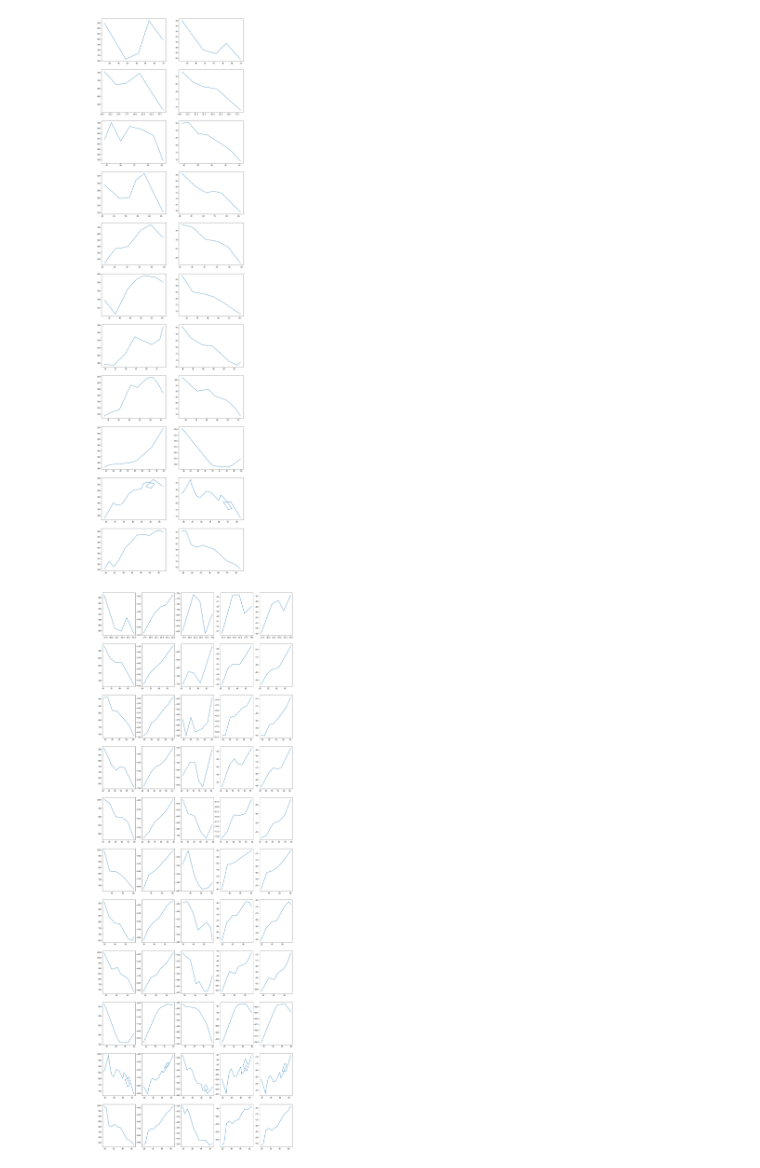
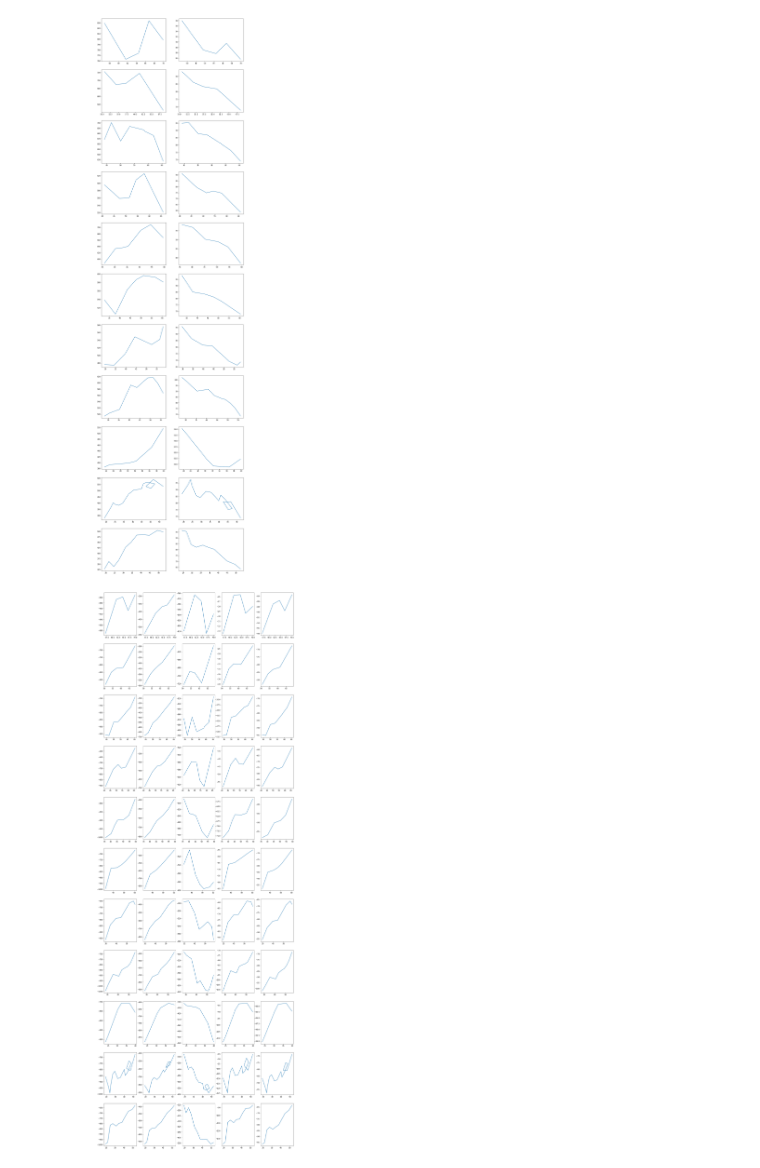
Before and after one commit to robocupmipt/nao_cv, a Jupyter notebook: geometrical/analysis.ipynb, the cells around one changed output. Drawn from its saved outputs; the diff is of its cells as text; code cells hidden in the pictures.

```diff
--- a/geometrical/analysis.ipynb
+++ b/geometrical/analysis.ipynb
@@ -757,32 +757,32 @@ lenses = {i: arr([j['lens_aver'] for j in by_shift[i]]) for i in by_shift}
 angles = {i: arr([j['incline'] for j in by_shift[i]]) for i in by_shift}
 fs     = {i: arr([j['f_aver']  for j in by_shift[i]]) for i in by_shift}
 lens   = {i: arr([j['opt_len'] for j in by_shift[i]]) for i in by_shift}
 
 i = 0
 
 '''
 print (angles[i])
 print (fs[i])
 print (lens[i])
 '''
 n = 5
 
 plt.figure (figsize=(20, 60))
 for i in fs:
 
     plt.subplot (len(fs), n, n*i//10+1)
-    plt.plot(angles[i], lens[i])
+    plt.plot(angles[i], -lens[i])
 
     plt.subplot (len(fs), n, n*i//10+2)
     plt.plot(angles[i], fs[i][:, 0][:, 1])
 
     plt.subplot (len(fs), n, n*i//10+3)
     plt.plot(angles[i], -fs[i][:, 0][:, 2])
 
     plt.subplot (len(fs), n, n*i//10+4)
     plt.plot(angles[i], lenses[i][:, 1])
 
     plt.subplot (len(fs), n, n*i//10+5)
     plt.plot(angles[i], -lenses[i][:, 2])
 # %% [output]
-[figure, old version]
+[figure, new version]
```
